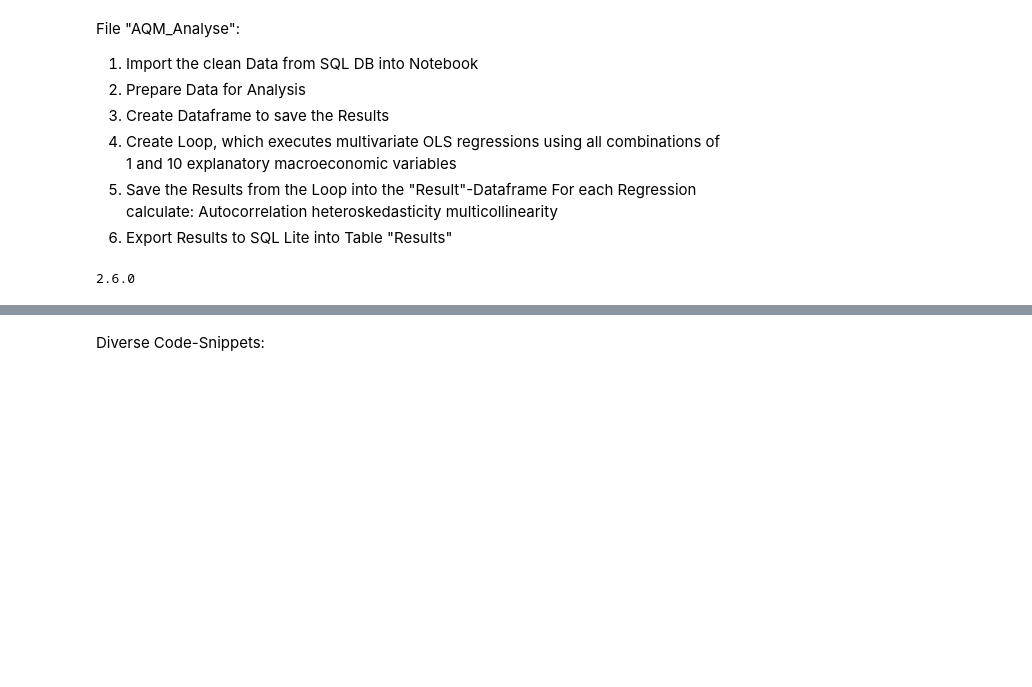
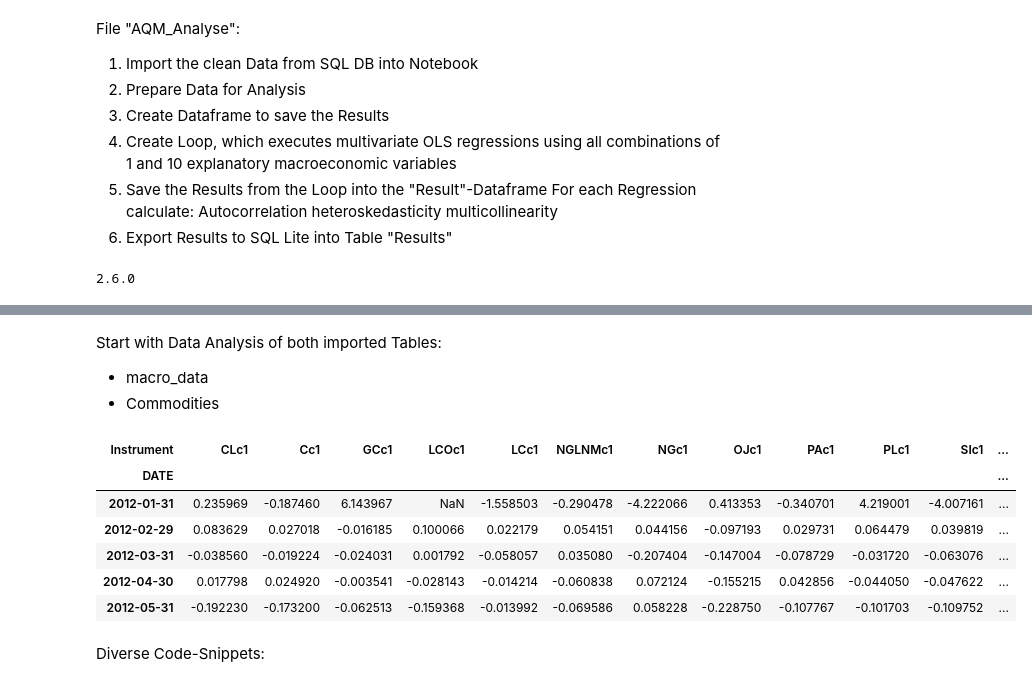
Before and after one commit to Liomat97/AQM, a Jupyter notebook: AQM_Analyse.ipynb, the cells around one changed output, grey strips where cells are left out. Drawn from its saved outputs; the diff is of its cells as text; code cells hidden in the pictures; blank space fills up the shorter version.

Commit message:
import

```diff
--- a/AQM_Analyse.ipynb
+++ b/AQM_Analyse.ipynb
@@ -78,3 +107,18 @@ returns
+# %% [markdown]
+Start with Data Analysis of both imported Tables:
+- macro_data
+- Commodities
+# %%
+macro_data.head()
+Commodities.head()
+# %% [output]
+| Instrument | CLc1 | Cc1 | GCc1 | LCOc1 | LCc1 | NGLNMc1 | NGc1 | OJc1 | PAc1 | PLc1 | SIc1 | ... |
+| DATE |  |  |  |  |  |  |  |  |  |  |  | ... |
+| 2012-01-31 | 0.235969 | -0.187460 | 6.143967 | NaN | -1.558503 | -0.290478 | -4.222066 | 0.413353 | -0.340701 | 4.219001 | -4.007161 | ... |
+| 2012-02-29 | 0.083629 | 0.027018 | -0.016185 | 0.100066 | 0.022179 | 0.054151 | 0.044156 | -0.097193 | 0.029731 | 0.064479 | 0.039819 | ... |
+| 2012-03-31 | -0.038560 | -0.019224 | -0.024031 | 0.001792 | -0.058057 | 0.035080 | -0.207404 | -0.147004 | -0.078729 | -0.031720 | -0.063076 | ... |
+| 2012-04-30 | 0.017798 | 0.024920 | -0.003541 | -0.028143 | -0.014214 | -0.060838 | 0.072124 | -0.155215 | 0.042856 | -0.044050 | -0.047622 | ... |
+| 2012-05-31 | -0.192230 | -0.173200 | -0.062513 | -0.159368 | -0.013992 | -0.069586 | 0.058228 | -0.228750 | -0.107767 | -0.101703 | -0.109752 | ... |
 # %% [markdown]
 Diverse Code-Snippets:
 # %%
```
Also changed, not shown: parts of 2 cells of this notebook, 2 other files.
